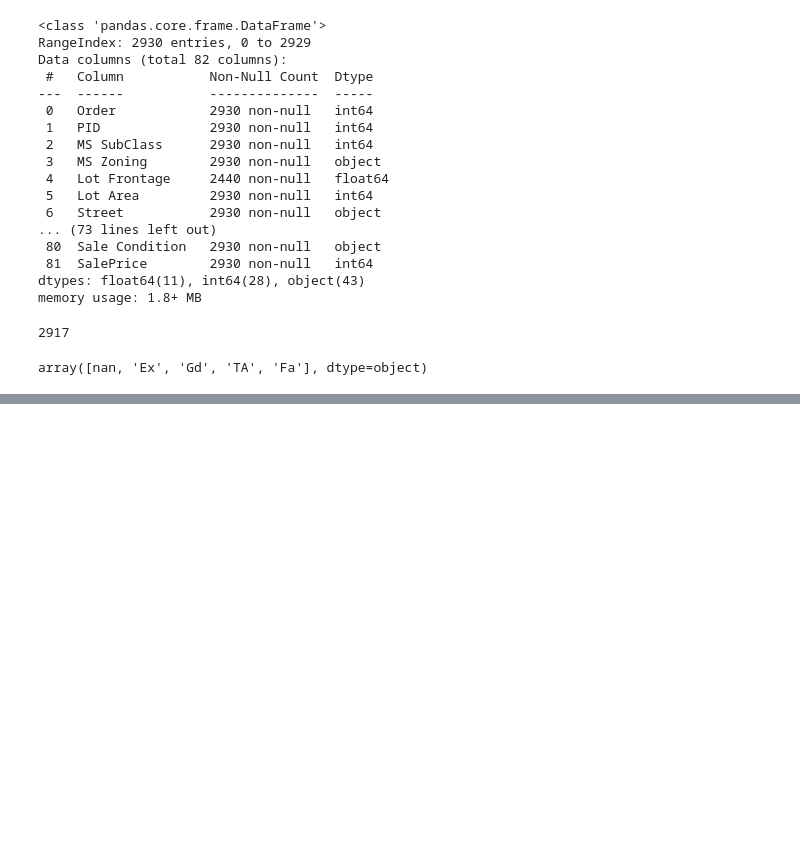
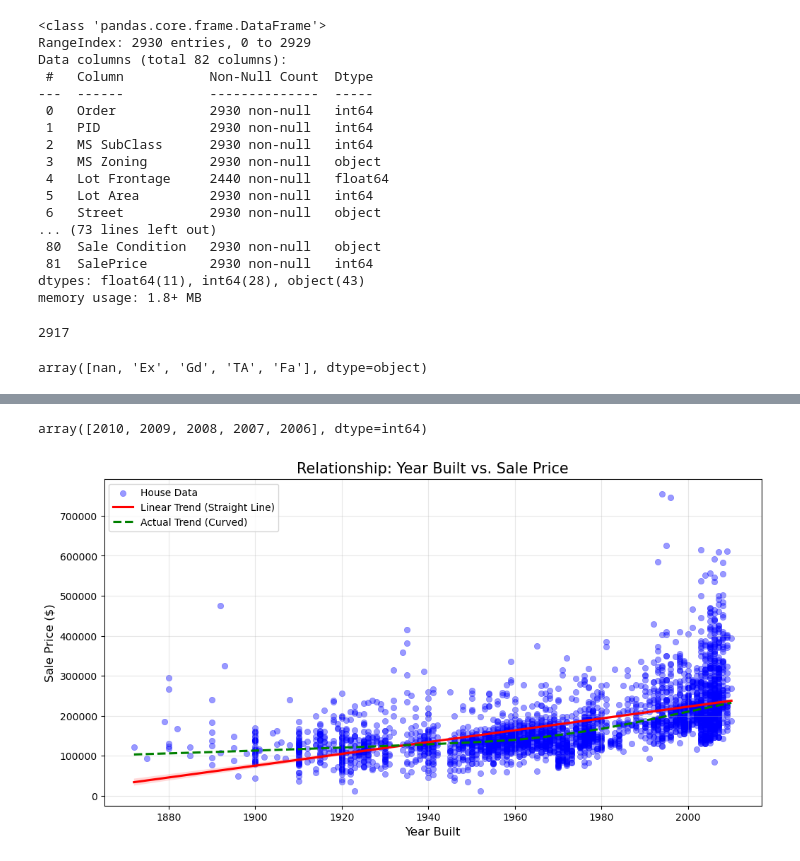
Before and after one commit to ThakurNishant2004/House_price_intelligence_system, a Jupyter notebook: main.ipynb, the cells around one changed output, grey strips where cells are left out. Saved outputs shown, nothing was run; the diff lists cells and outputs as text; code cells hidden in the pictures; blank space fills up the shorter version.

Commit message:
exploring and understanding dataset

```diff
--- a/main.ipynb
+++ b/main.ipynb
@@ -92,0 +221,32 @@ array([nan, 'Ex', 'Gd', 'TA', 'Fa'], dtype=object)
+# %%
+dataset['Yr Sold'].unique()
+# %% [output]
+array([2010, 2009, 2008, 2007, 2006], dtype=int64)
+# %%
+plt.figure(figsize=(12, 6))
+
+# 1. Plot the actual data points (Blue dots)
+sns.scatterplot(x='Year Built', y='SalePrice', data=dataset,
+                alpha=0.4, color='blue', edgecolor=None, label='House Data')
+
+# 2. Add the Linear Regression Line (Red)
+# This shows what the model "thinks" the relationship is if it assumes a straight line.
+sns.regplot(x='Year Built', y='SalePrice', data=dataset, scatter=False,
+            color='red', label='Linear Trend (Straight Line)')
+
+# 3. Add the Non-Linear Trend (Green)
+# "lowess=True" allows the line to curve and fit the data flexibly.
+sns.regplot(x='Year Built', y='SalePrice', data=dataset, scatter=False,
+            lowess=True, color='green', line_kws={'linestyle':'--'}, label='Actual Trend (Curved)')
+
+# Formatting the chart
+plt.title('Relationship: Year Built vs. Sale Price', fontsize=15)
+plt.xlabel('Year Built', fontsize=12)
+plt.ylabel('Sale Price ($)', fontsize=12)
+plt.legend()
+plt.grid(True, alpha=0.3)
+
+# Show the plot
+plt.show()
+# %% [output]
+[figure, added]
```
Also changed, not shown: parts of 14 cells of this notebook, 1 other file.
